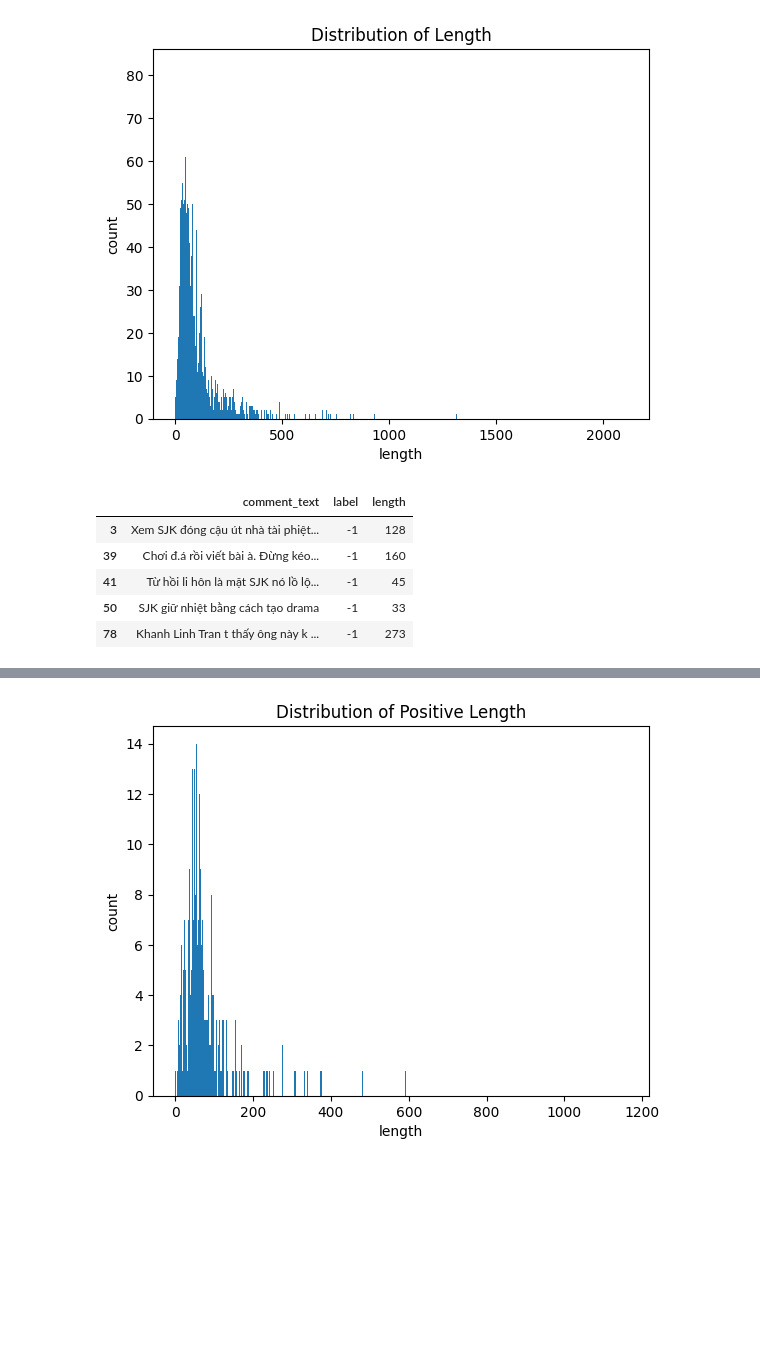
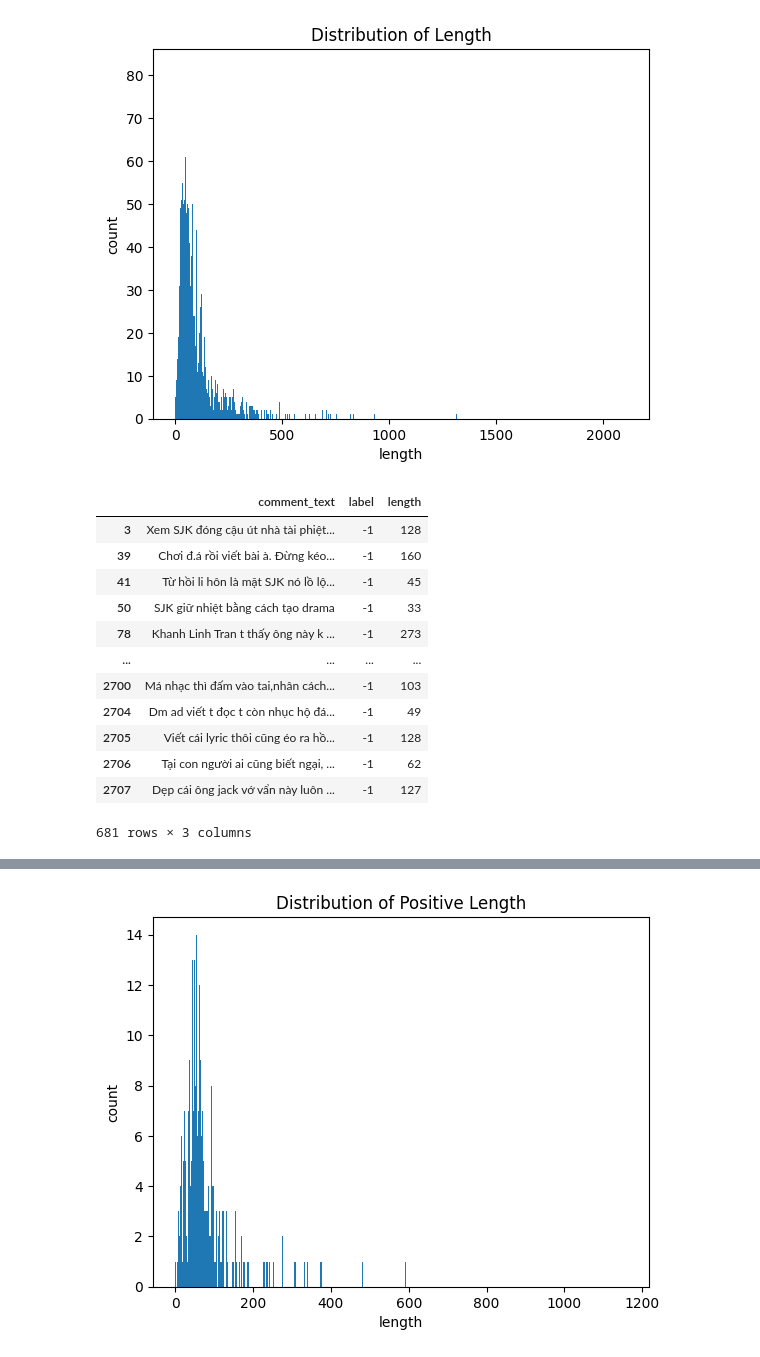
Before and after one commit to thuthao444/Sentiment-analysis, a Jupyter notebook: visualize.ipynb, the cells around one changed output, grey strips where cells are left out. Cells and saved outputs as stored; diff of their text form; code cells hidden in the pictures; blank space fills up the shorter version.

```diff
--- a/visualize.ipynb
+++ b/visualize.ipynb
@@ -55,11 +55,18 @@ negative=df[df['label']==-1]
 neutral=df[df['label']==0]
 positive=df[df['label']==1]
 # %%
-negative.head()
+negative
 # %% [output]
 |  | comment_text | label | length |
 | 3 | Xem SJK đóng cậu út nhà tài phiệt... | -1 | 128 |
 | 39 | Chơi đ.á rồi viết bài à. Đừng kéo... | -1 | 160 |
 | 41 | Từ hồi li hôn là mặt SJK nó lồ lộ... | -1 | 45 |
 | 50 | SJK giữ nhiệt bằng cách tạo drama | -1 | 33 |
 | 78 | Khanh Linh Tran t thấy ông này k ... | -1 | 273 |
+| ... | ... | ... | ... |
+| 2700 | Má nhạc thì đấm vào tai,nhân cách... | -1 | 103 |
+| 2704 | Dm ad viết t đọc t còn nhục hộ đá... | -1 | 49 |
+| 2705 | Viết cái lyric thôi cũng éo ra hồ... | -1 | 128 |
+| 2706 | Tại con người ai cũng biết ngại, ... | -1 | 62 |
+| 2707 | Dẹp cái ông jack vớ vẩn này luôn ... | -1 | 127 |
+681 rows × 3 columns
```
Also changed, not shown: parts of 11 cells of this notebook, 6 other files.
